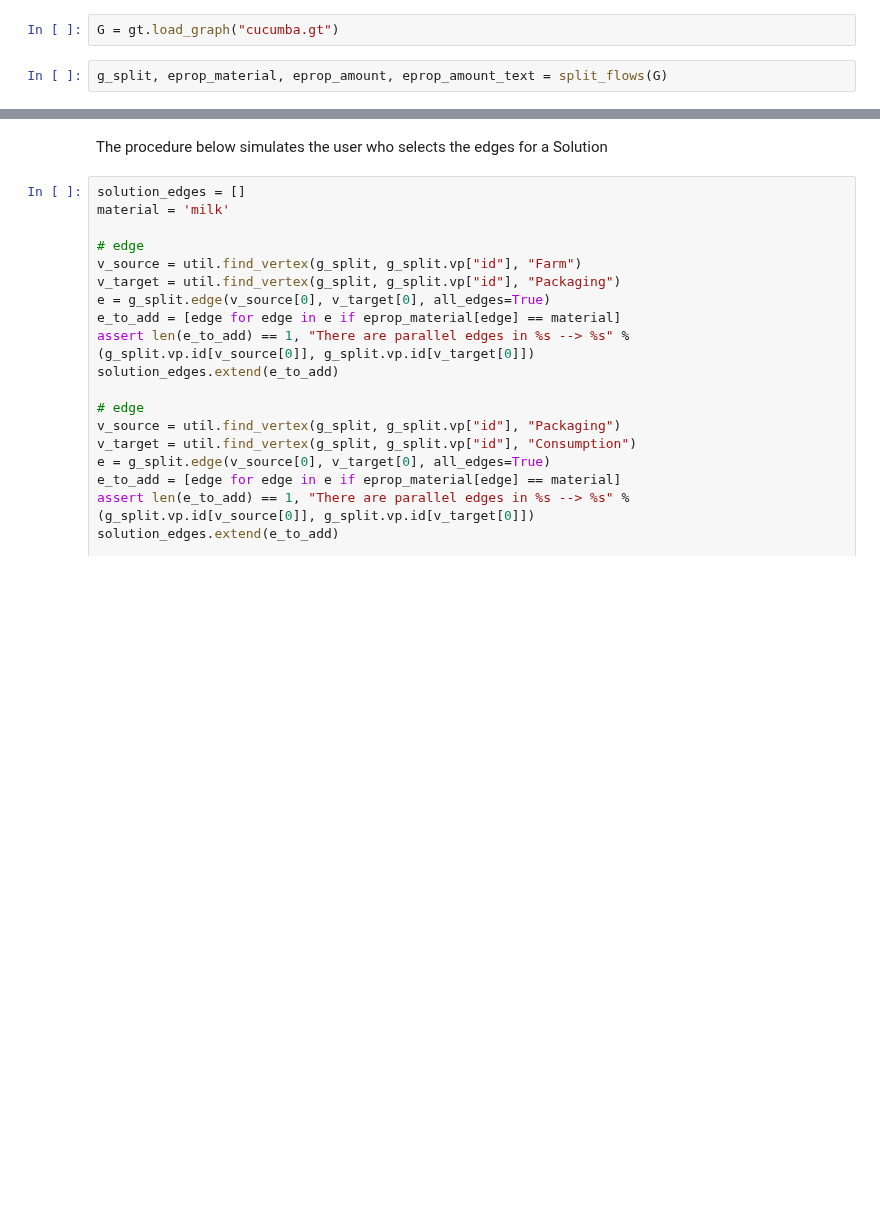
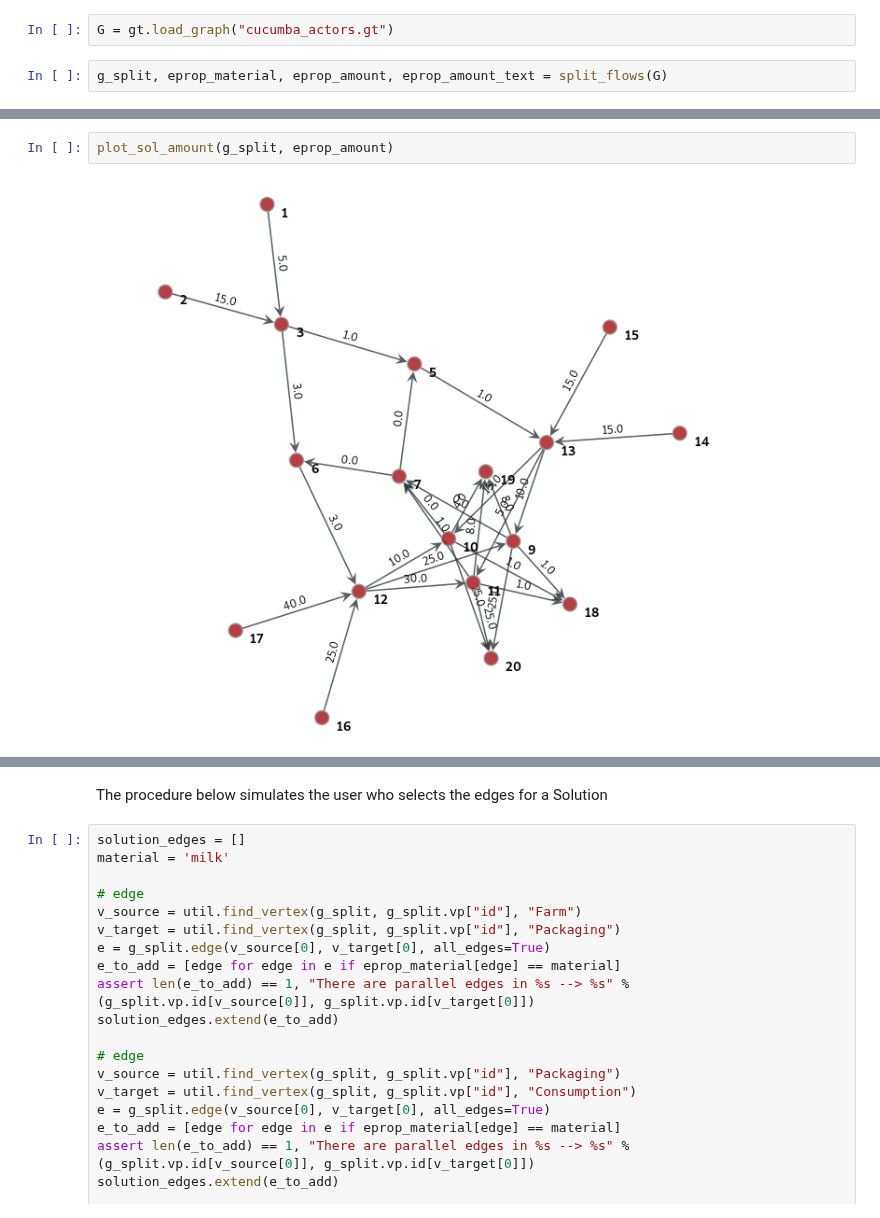
Before and after one commit to MaxBo/REPAiR-Web, a Jupyter notebook: flow_modelling/fm05_calculation_process.ipynb, the cells around one changed output, grey strips where cells are left out. Cells and saved outputs as stored; diff of their text form; blank space fills up the shorter version.

```diff
--- a/flow_modelling/fm05_calculation_process.ipynb
+++ b/flow_modelling/fm05_calculation_process.ipynb
@@ -270,4 +315,4 @@ Reduce milk production by 40% from the Farm. This also reduces the plastic packa
 # %%
-G = gt.load_graph("cucumba.gt")
+G = gt.load_graph("cucumba_actors.gt")
 # %%
 g_split, eprop_material, eprop_amount, eprop_amount_text = split_flows(G)
@@ -273,0 +341,4 @@ g_split, eprop_material, eprop_amount, eprop_amount_text = split_flows(G)
+# %%
+plot_sol_amount(g_split, eprop_amount)
+# %% [output]
+[figure, added]
```
Also changed, not shown: parts of 15 cells of this notebook, 5 other files.
